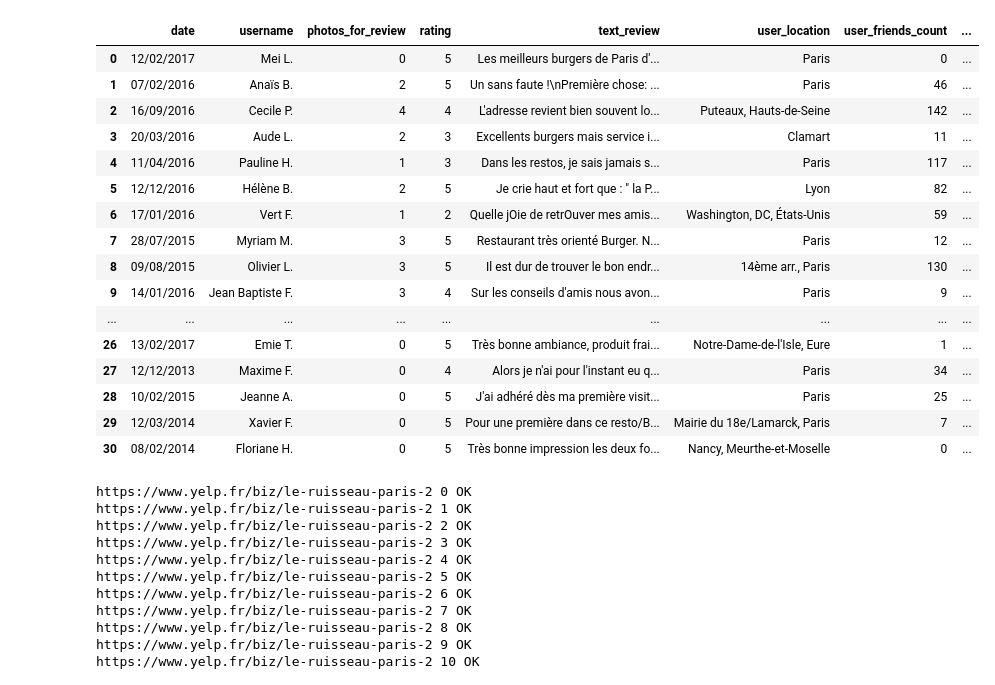
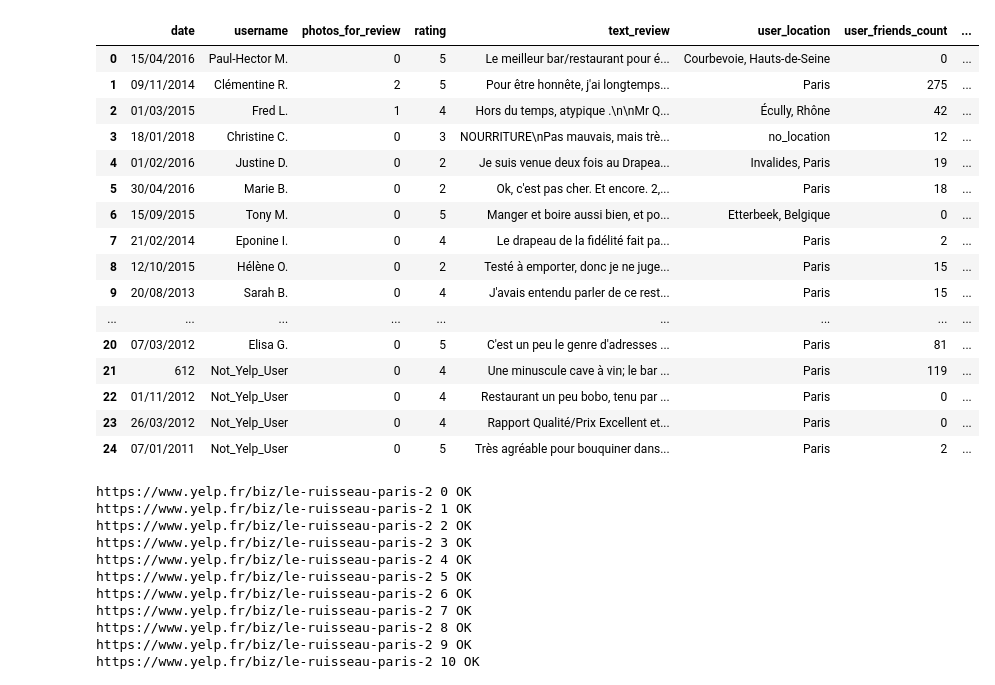
Before and after one commit to AnisZakari/Fake_review_detection, a Jupyter notebook: Scraping/Yelp_Paris_Scraping_reviews/scraping_comments.ipynb, the cells around one changed output. Drawn from its saved outputs; the diff is of its cells as text; code cells hidden in the pictures.

```diff
--- a/Scraping/Yelp_Paris_Scraping_reviews/scraping_comments.ipynb
+++ b/Scraping/Yelp_Paris_Scraping_reviews/scraping_comments.ipynb
@@ -6,12 +6,13 @@ from selenium import webdriver
 from selenium.common.exceptions import TimeoutException
 from selenium.webdriver.support.ui import WebDriverWait
 import pandas as pd
+pd.set_option('display.max_rows', 200)
 # %%
 driver = webdriver.Chrome('/Users/admin/chromedriver')
 # %%
 def get_df_from_url(url, restaurant_name):
     driver.get(url)
-    sleep(10)
+    sleep(5)
 
     detailed_reviews_list=[]
 
@@ -35,7 +36,7 @@ def get_df_from_url(url, restaurant_name):
             rating = comment_blocs[i].find_element_by_css_selector('.i-stars__373c0__1T6rz').get_attribute('aria-label')[0]
 
             try:
-                username = comment_blocs[i].find_elements_by_css_selector('a.link__373c0__1G70M.link-size--inherit__373c0__1VFlE')[0].text
+                username = comment_blocs[i].find_elements_by_css_selector('.user-passport-info .link-size--inherit__373c0__1VFlE')[0].text
             except:
                 username = 'Not_Yelp_User'
 
@@ -43,8 +44,13 @@ def get_df_from_url(url, restaurant_name):
                 photos_for_review = comment_blocs[i].find_elements_by_css_selector('a.link__373c0__1G70M.link-size--inherit__373c0__1VFlE')[1].text[0]
             except:
                 photos_for_review = 0
-            user_location =  comment_blocs[i].find_elements_by_css_selector('.text__373c0__2Kxyz.text-color--normal__373c0__3xep9.text-align--left__373c0__2XGa-')[0].text
-            text_review =  comment_blocs[i].find_elements_by_css_selector('.text__373c0__2Kxyz.text-color--normal__373c0__3xep9.text-align--left__373c0__2XGa-')[1].text
+
+            try:
+                user_location =  comment_blocs[i].find_elements_by_css_selector('.user-passport-info .text__373c0__2Kxyz')[1].text
+            except:
+                user_location = 'no_location'
+
+            text_review = comment_blocs[i].find_elements_by_css_selector('.text__373c0__2Kxyz .raw__373c0__3rcx7')[0].text
             user_friends_count = comment_blocs[i].find_elements_by_css_selector('.user-passport-stats__373c0__2LjLz .text__373c0__2Kxyz')[0].text
             user_reviews_count = comment_blocs[i].find_elements_by_css_selector('.user-passport-stats__373c0__2LjLz .text__373c0__2Kxyz')[1].text
 
@@ -60,12 +66,12 @@ def get_df_from_url(url, restaurant_name):
             detailed_reviews_list.append([date, username, photos_for_review, rating, text_review, user_location, user_friends_count, user_reviews_count,                                  user_total_image_posted, restaurant_average_rating, restaurant_reviews_count, restaurant_expensiveness, restaurant_name, url, is_real_review])
 
 
-            print(url, i, 'OK')
+            print(url, i, 'OK', )
 
         try:
             #navigate to the next page
             driver.find_elements_by_css_selector('.next-link')[0].click()
-            sleep(7)
+            sleep(3)
         except:
             break
 
@@ -76,5 +82,5 @@ def get_df_from_url(url, restaurant_name):
                                                 'restaurant_reviews_count', 'restaurant_expensiveness', 'restaurant_name', 'url', 'is_real_review'])
     return df
 # %%
-get_df_from_url('https://www.yelp.fr/biz/le-ruisseau-paris-2', 'le ruisseau' )
+get_df_from_url('https://www.yelp.fr/biz/le-drapeau-de-la-fidelité-paris', 'le drapeau' )
 # %% [output]
@@ -98,20 +104,20 @@ https://www.yelp.fr/biz/le-ruisseau-paris-2 10 OK
 |  | date | username | photos_for_review | rating | text_review | user_location | user_friends_count | ... |
-| 0 | 12/02/2017 | Mei L. | 0 | 5 | Les meilleurs burgers de Paris d'... | Paris | 0 | ... |
-| 1 | 07/02/2016 | Anaïs B. | 2 | 5 | Un sans faute !\nPremière chose: ... | Paris | 46 | ... |
-| 2 | 16/09/2016 | Cecile P. | 4 | 4 | L'adresse revient bien souvent lo... | Puteaux, Hauts-de-Seine | 142 | ... |
-| 3 | 20/03/2016 | Aude L. | 2 | 3 | Excellents burgers mais service i... | Clamart | 11 | ... |
-| 4 | 11/04/2016 | Pauline H. | 1 | 3 | Dans les restos, je sais jamais s... | Paris | 117 | ... |
-| 5 | 12/12/2016 | Hélène B. | 2 | 5 | Je crie haut et fort que : " la P... | Lyon | 82 | ... |
-| 6 | 17/01/2016 | Vert F. | 1 | 2 | Quelle jOie de retrOuver mes amis... | Washington, DC, États-Unis | 59 | ... |
-| 7 | 28/07/2015 | Myriam M. | 3 | 5 | Restaurant très orienté Burger. N... | Paris | 12 | ... |
-| 8 | 09/08/2015 | Olivier L. | 3 | 5 | Il est dur de trouver le bon endr... | 14ème arr., Paris | 130 | ... |
-| 9 | 14/01/2016 | Jean Baptiste F. | 3 | 4 | Sur les conseils d'amis nous avon... | Paris | 9 | ... |
+| 0 | 15/04/2016 | Paul-Hector M. | 0 | 5 | Le meilleur bar/restaurant pour é... | Courbevoie, Hauts-de-Seine | 0 | ... |
+| 1 | 09/11/2014 | Clémentine R. | 2 | 5 | Pour être honnête, j'ai longtemps... | Paris | 275 | ... |
+| 2 | 01/03/2015 | Fred L. | 1 | 4 | Hors du temps, atypique .\n\nMr Q... | Écully, Rhône | 42 | ... |
+| 3 | 18/01/2018 | Christine C. | 0 | 3 | NOURRITURE\nPas mauvais, mais trè... | no_location | 12 | ... |
+| 4 | 01/02/2016 | Justine D. | 0 | 2 | Je suis venue deux fois au Drapea... | Invalides, Paris | 19 | ... |
+| 5 | 30/04/2016 | Marie B. | 0 | 2 | Ok, c'est pas cher. Et encore. 2,... | Paris | 18 | ... |
+| 6 | 15/09/2015 | Tony M. | 0 | 5 | Manger et boire aussi bien, et po... | Etterbeek, Belgique | 0 | ... |
+| 7 | 21/02/2014 | Eponine I. | 0 | 4 | Le drapeau de la fidélité fait pa... | Paris | 2 | ... |
+| 8 | 12/10/2015 | Hélène O. | 0 | 2 | Testé à emporter, donc je ne juge... | Paris | 15 | ... |
+| 9 | 20/08/2013 | Sarah B. | 0 | 4 | J'avais entendu parler de ce rest... | Paris | 15 | ... |
 | ... | ... | ... | ... | ... | ... | ... | ... | ... |
-| 26 | 13/02/2017 | Emie T. | 0 | 5 | Très bonne ambiance, produit frai... | Notre-Dame-de-l'Isle, Eure | 1 | ... |
-| 27 | 12/12/2013 | Maxime F. | 0 | 4 | Alors je n'ai pour l'instant eu q... | Paris | 34 | ... |
-| 28 | 10/02/2015 | Jeanne A. | 0 | 5 | J'ai adhéré dès ma première visit... | Paris | 25 | ... |
-| 29 | 12/03/2014 | Xavier F. | 0 | 5 | Pour une première dans ce resto/B... | Mairie du 18e/Lamarck, Paris | 7 | ... |
-| 30 | 08/02/2014 | Floriane H. | 0 | 5 | Très bonne impression les deux fo... | Nancy, Meurthe-et-Moselle | 0 | ... |
+| 20 | 07/03/2012 | Elisa G. | 0 | 5 | C'est un peu le genre d'adresses ... | Paris | 81 | ... |
+| 21 | 612 | Not_Yelp_User | 0 | 4 | Une minuscule cave à vin; le bar ... | Paris | 119 | ... |
+| 22 | 01/11/2012 | Not_Yelp_User | 0 | 4 | Restaurant un peu bobo, tenu par ... | Paris | 0 | ... |
+| 23 | 26/03/2012 | Not_Yelp_User | 0 | 4 | Rapport Qualité/Prix Excellent et... | Paris | 0 | ... |
+| 24 | 07/01/2011 | Not_Yelp_User | 0 | 5 | Très agréable pour bouquiner dans... | Paris | 2 | ... |
 # %%
 urls = ['https://www.yelp.fr/biz/le-ruisseau-paris-2',
         'https://www.yelp.fr/biz/maison-dong-paris']
```
Also changed, not shown: parts of 19 cells of this notebook, 9 other files.
